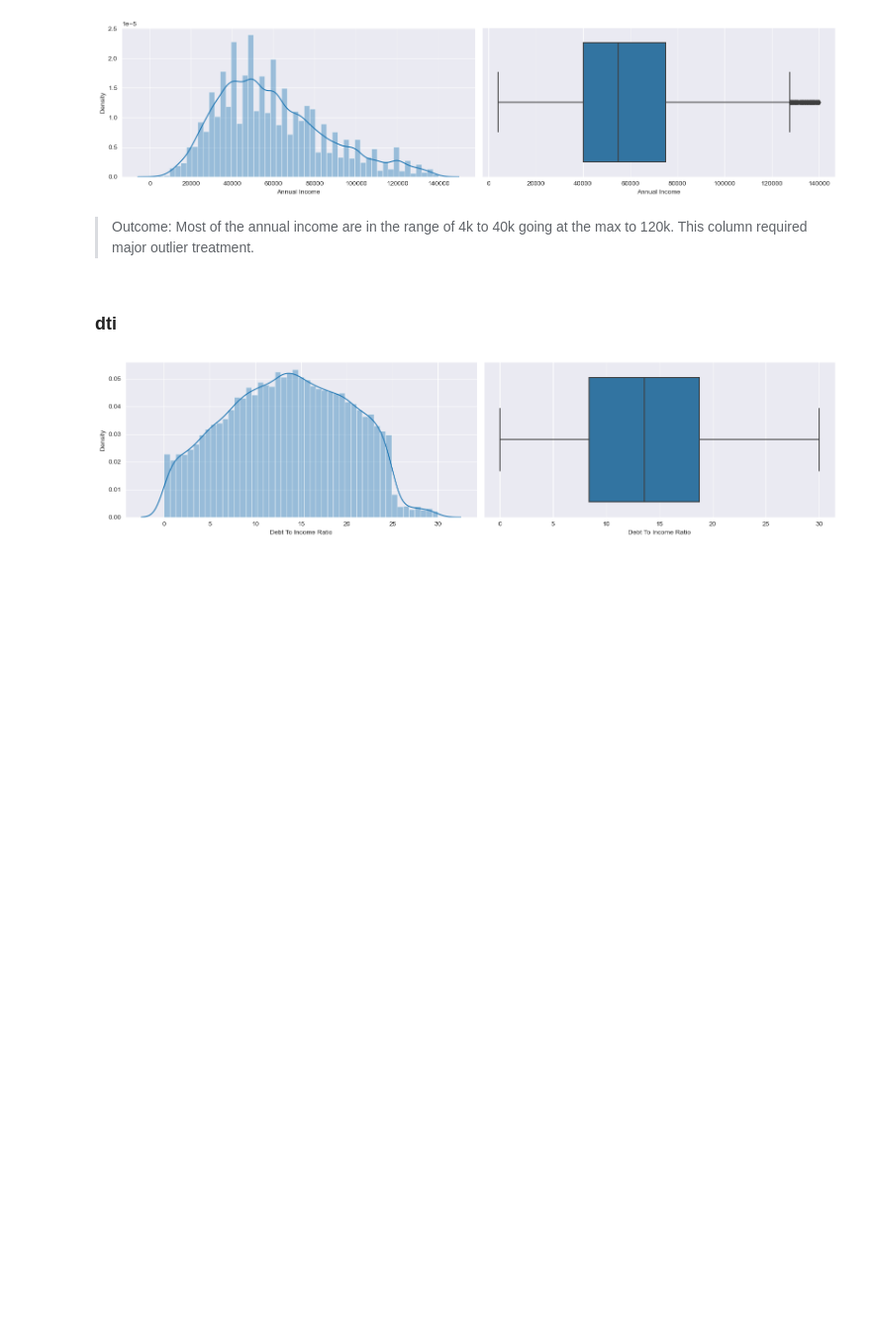
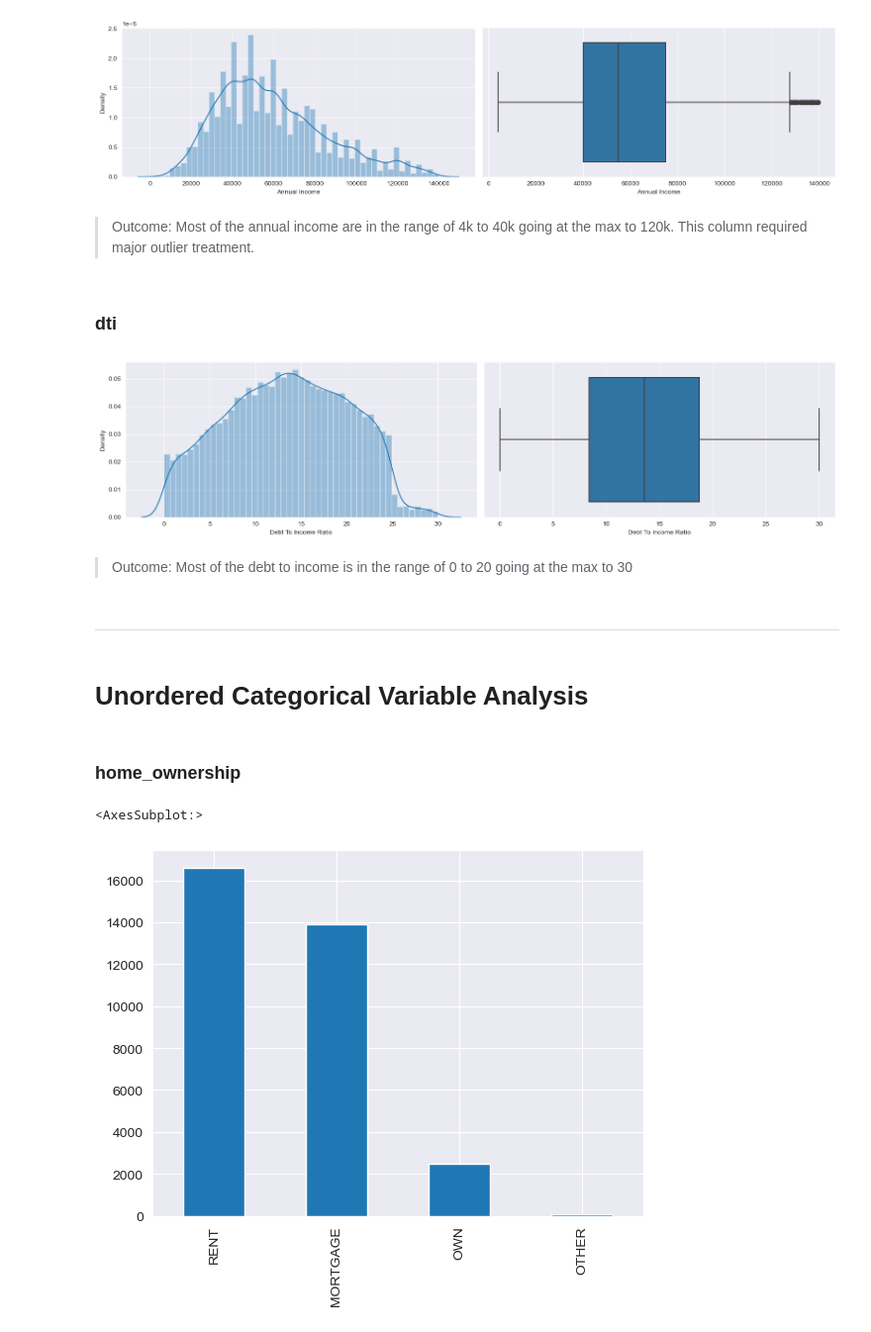
Before and after one commit to manikUpgrad/lending-club, a Jupyter notebook: manik_bajaj.ipynb, the cells around one changed output. Shown at 99% size. Cells and saved outputs as stored; diff of their text form; code cells hidden in the pictures; blank space fills up the shorter version.

```diff
--- a/manik_bajaj.ipynb
+++ b/manik_bajaj.ipynb
@@ -843,3 +843,16 @@ univariate_analysis(loan, 'annual_inc')
 univariate_analysis(loan, 'dti')
 # %% [output]
 [figure]
+# %% [markdown]
+> Outcome: Most of the debt to income is in the range of 0 to 20 going at the max to 30
+# %% [markdown]
+-----
+# %% [markdown]
+# Unordered Categorical Variable Analysis
+# %% [markdown]
+### home_ownership
+# %%
+loan['home_ownership'].value_counts().plot.bar()
+# %% [output]
+<AxesSubplot:>
+[figure, added]
```
Also changed, not shown: parts of 96 cells of this notebook.
